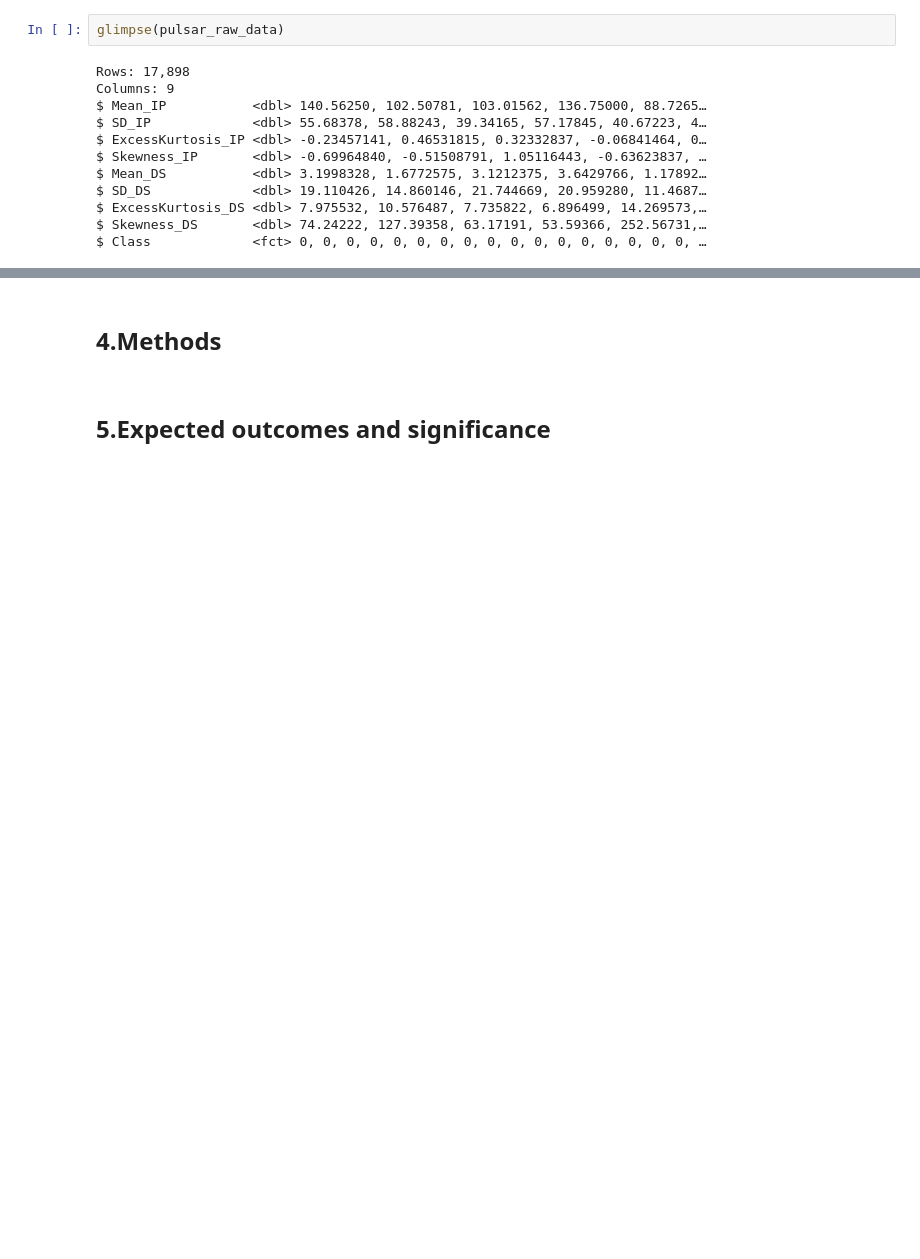
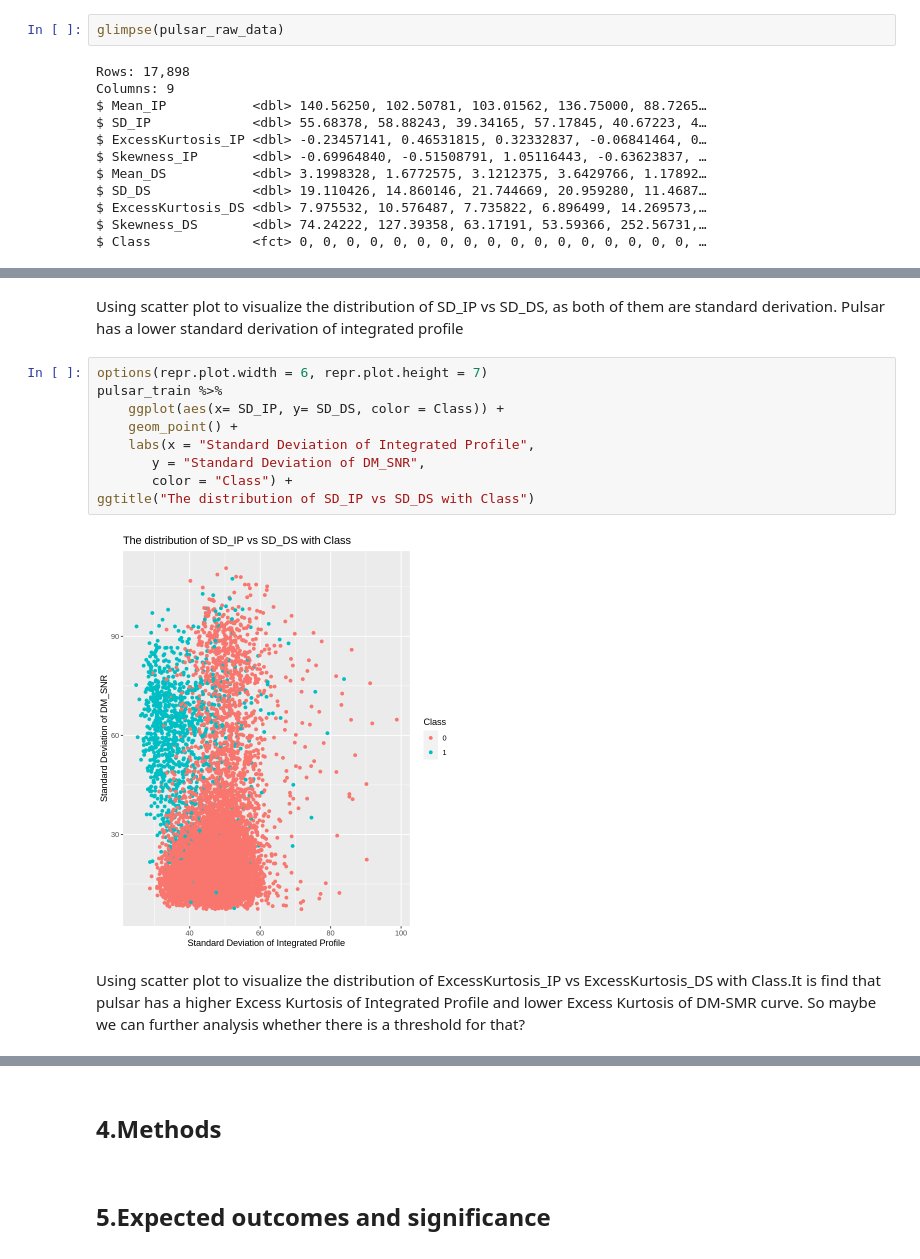
Before and after one commit to JeanetteOfficial/DSCI100_GroupProject_006_1, a Jupyter notebook: projectproposal.ipynb, the cells around one changed output, grey strips where cells are left out. Cells and saved outputs as stored; diff of their text form; blank space fills up the shorter version.

Commit message:
Add the markdown for exploratory data analysis

```diff
--- a/projectproposal.ipynb
+++ b/projectproposal.ipynb
@@ -364,0 +289,16 @@ ggtitle("The distribution of ExcessKurtosis_IP vs ExcessKurtosis_DS with Class")
+# %% [markdown]
+Using scatter plot to visualize the distribution of SD_IP vs SD_DS, as both of them are standard derivation. Pulsar has a lower standard derivation of integrated profile
+# %%
+options(repr.plot.width = 6, repr.plot.height = 7)
+pulsar_train %>%
+    ggplot(aes(x= SD_IP, y= SD_DS, color = Class)) +
+    geom_point() +
+    labs(x = "Standard Deviation of Integrated Profile",
+       y = "Standard Deviation of DM_SNR",
+       color = "Class") +
+ggtitle("The distribution of SD_IP vs SD_DS with Class")
+# %% [output]
+[figure, added]
+# %% [markdown]
+Using scatter plot to visualize the distribution of ExcessKurtosis_IP vs ExcessKurtosis_DS with Class.It is find that pulsar has a higher Excess Kurtosis of Integrated Profile and lower Excess Kurtosis of DM-SMR curve.
+So maybe we can further analysis whether there is a threshold for that?
```
Also changed, not shown: parts of 52 cells of this notebook.
